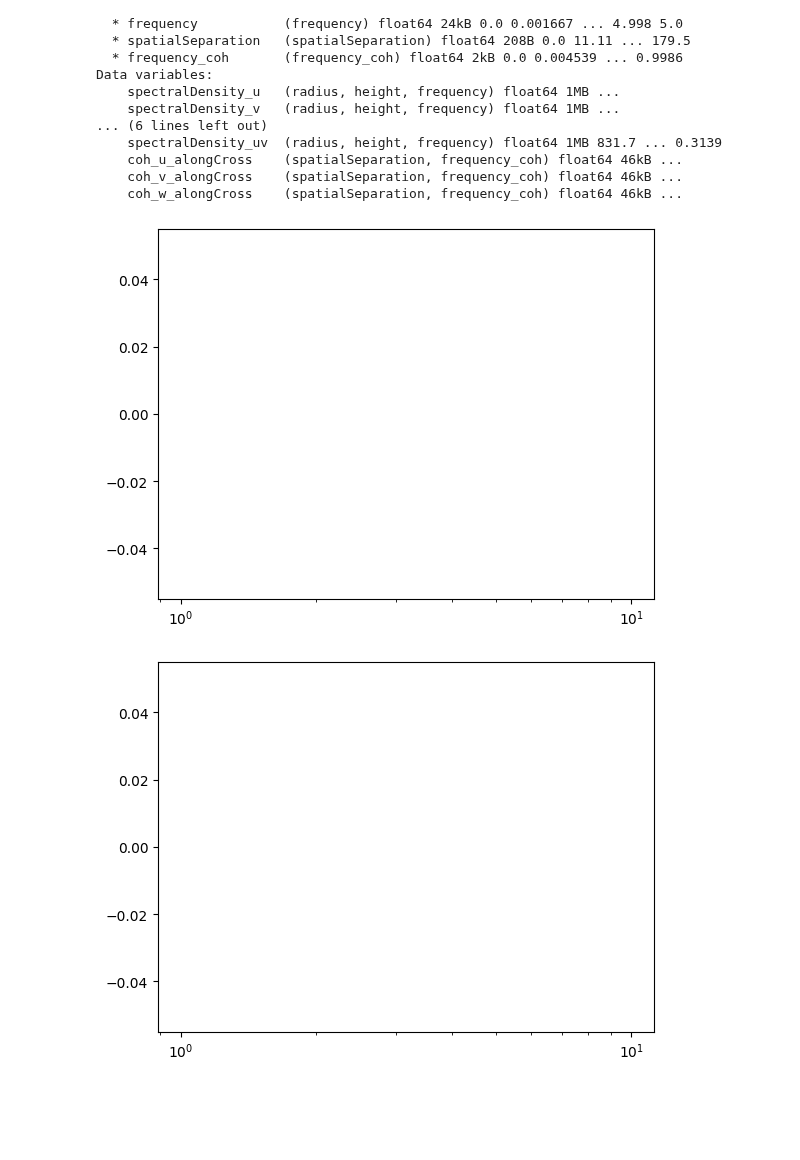
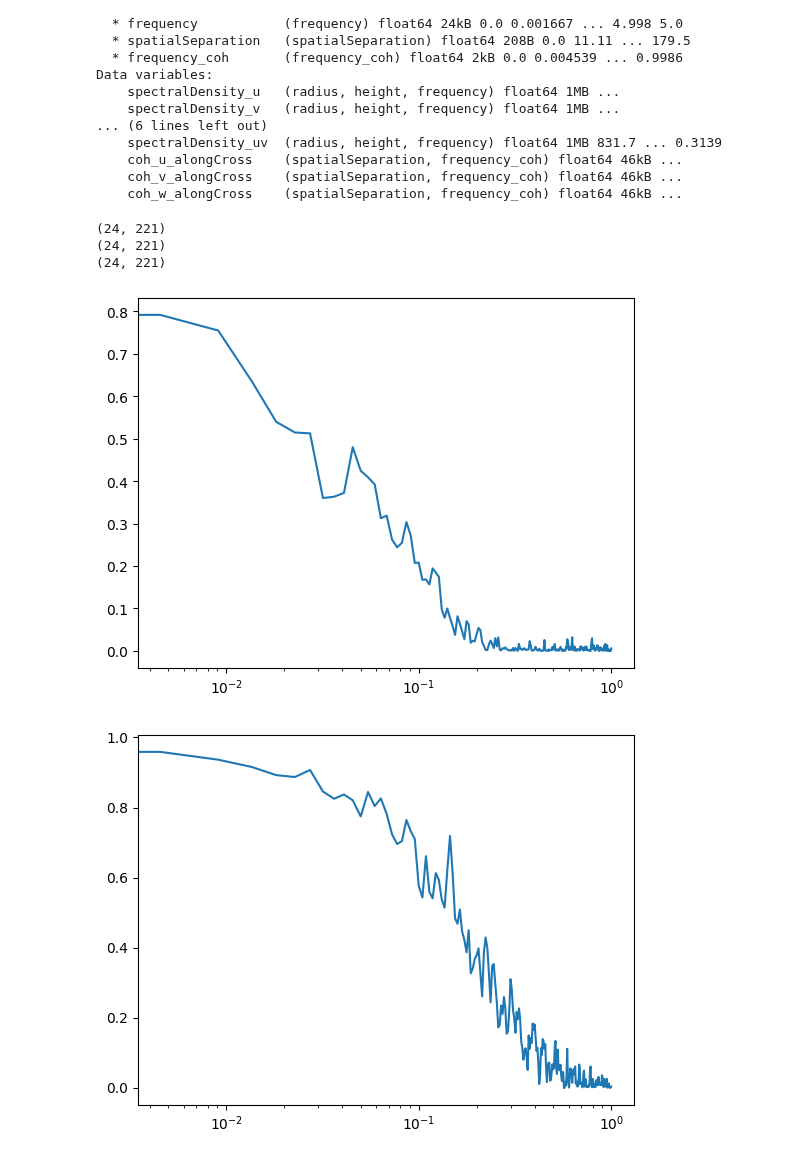
Before and after one commit to METHODS-Group/DRDMannTurb, a Jupyter notebook: STORM_fitting/data_clean_for_coh.ipynb, the cells around one changed output. Saved outputs shown, nothing was run; the diff lists cells and outputs as text; code cells hidden in the pictures; blank space fills up the shorter version.

```diff
--- a/STORM_fitting/data_clean_for_coh.ipynb
+++ b/STORM_fitting/data_clean_for_coh.ipynb
@@ -511,19 +511,27 @@ Data variables:
     coh_v_alongCross    (spatialSeparation, frequency_coh) float64 46kB ...
     coh_w_alongCross    (spatialSeparation, frequency_coh) float64 46kB ...
 # %%
-spatialSeparation_ds = np.array(ds['spatialSeparation'])
+spatialSeparation_ds = np.array(ds['spatialSeparation'])[2:]
 coh_freq_ds = np.array(ds['frequency_coh'])
 
-coh_u_alongCross_ds = np.array(ds['coh_u_alongCross'])
-coh_v_alongCross_ds = np.array(ds['coh_v_alongCross'])
-coh_w_alongCross_ds = np.array(ds['coh_w_alongCross'])
+coh_u_alongCross_ds = np.array(ds['coh_u_alongCross'])[2:,:]
+coh_v_alongCross_ds = np.array(ds['coh_v_alongCross'])[2:,:]
+coh_w_alongCross_ds = np.array(ds['coh_w_alongCross'])[2:,:]
+# %%
+print(coh_u_alongCross_ds.shape)
+print(coh_v_alongCross_ds.shape)
+print(coh_w_alongCross_ds.shape)
+# %% [output]
+(24, 221)
+(24, 221)
+(24, 221)
 # %%
-plt.semilogx(coh_freq_ds, coh_u_alongCross_ds[0, :])
+plt.semilogx(coh_freq_ds, coh_u_alongCross_ds[5, :])
 plt.show()
-plt.semilogx(coh_freq_ds, coh_v_alongCross_ds[0, :])
+plt.semilogx(coh_freq_ds, coh_v_alongCross_ds[5, :])
 plt.show()
-plt.semilogx(coh_freq_ds, coh_w_alongCross_ds[0, :])
+plt.semilogx(coh_freq_ds, coh_w_alongCross_ds[5, :])
 plt.show()
 # %% [output]
-[figure, old version]
+[figure, new version]
-[figure, old version]
+[figure, new version]
```
Also changed, not shown: parts of 2 cells of this notebook, 9 other files.
